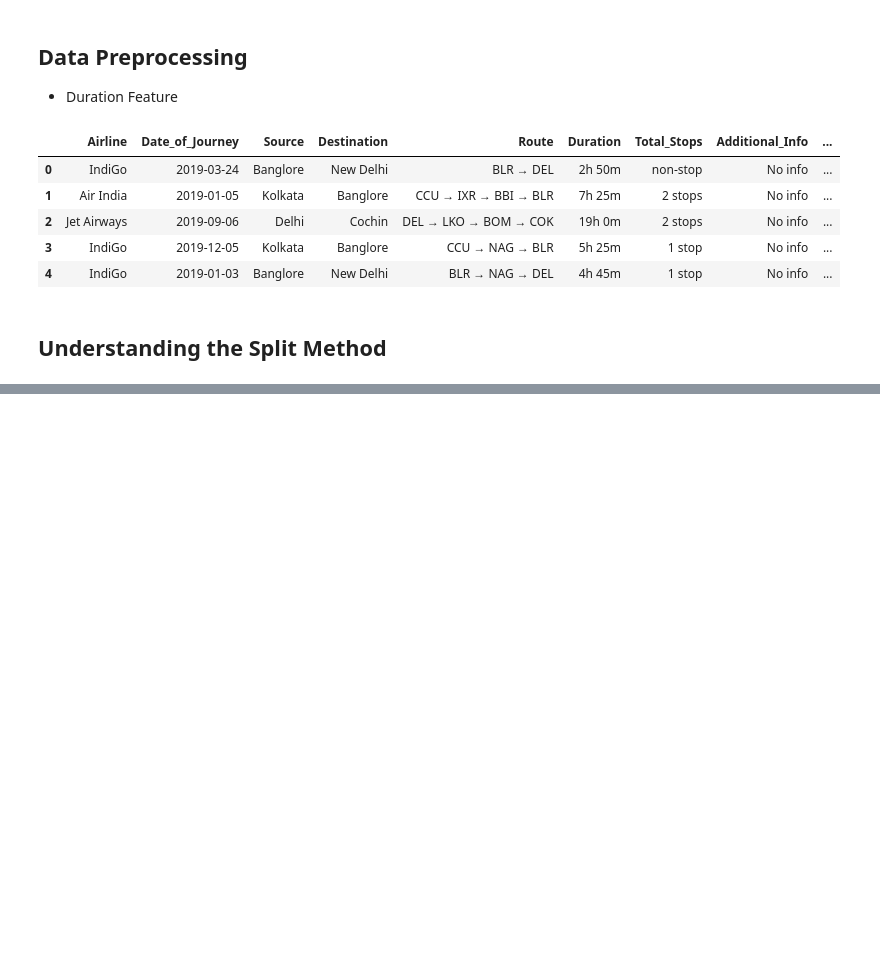
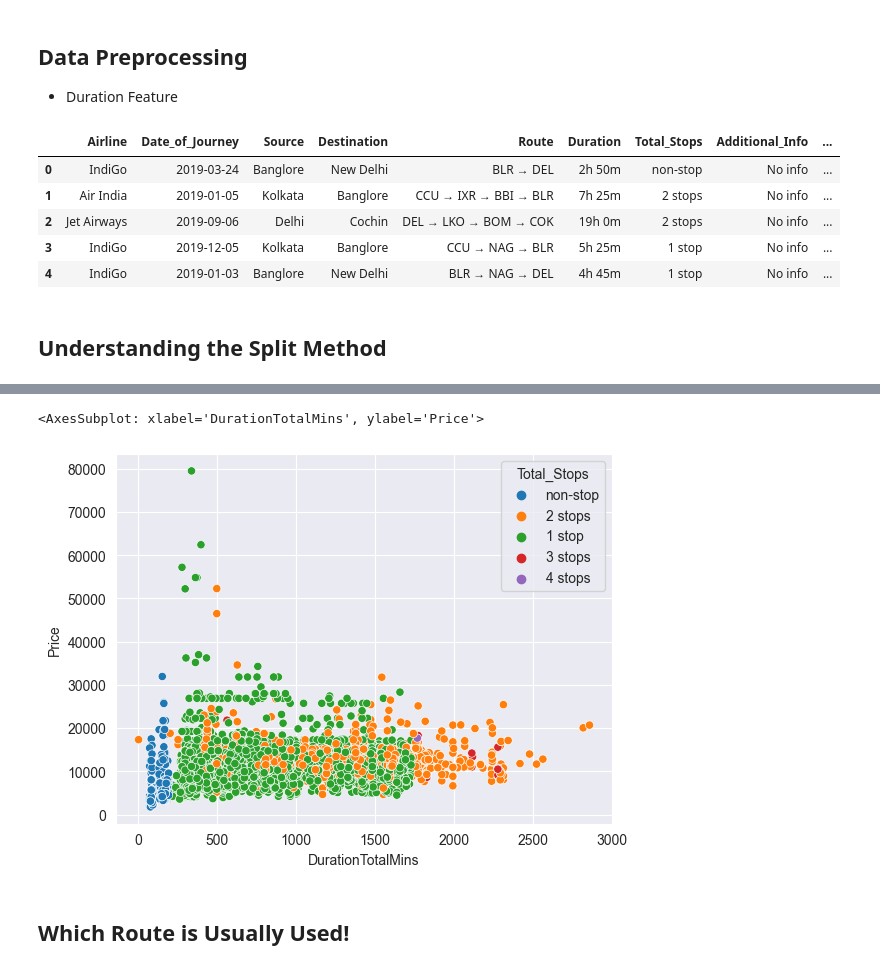
Before and after one commit to vgauss07/AdHocProjects, a Jupyter notebook: Airline_ticket.ipynb, the cells around one changed output, grey strips where cells are left out. Cells and saved outputs as stored; diff of their text form; code cells hidden in the pictures; blank space fills up the shorter version.

```diff
--- a/Airline_ticket.ipynb
+++ b/Airline_ticket.ipynb
@@ -313,0 +357,7 @@ data.head()
+# %%
+sns.scatterplot(x="DurationTotalMins", y="Price", hue="Total_Stops", data=data)
+# %% [output]
+<AxesSubplot: xlabel='DurationTotalMins', ylabel='Price'>
+[figure, added]
+# %% [markdown]
+## Which Route is Usually Used!
```
Also changed, not shown: parts of 44 cells of this notebook.
